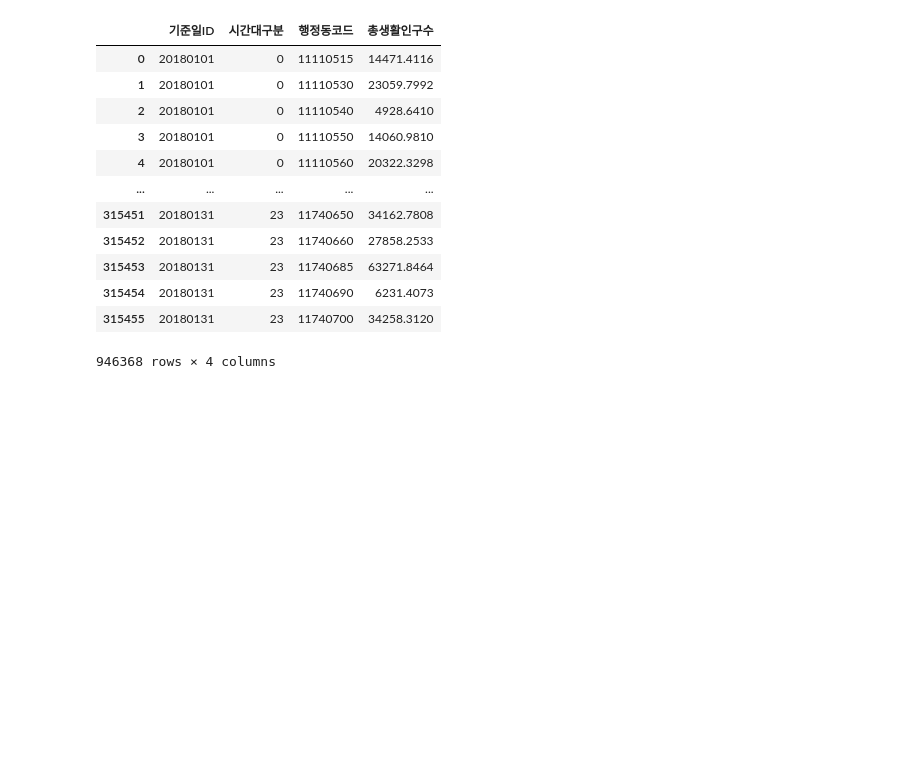
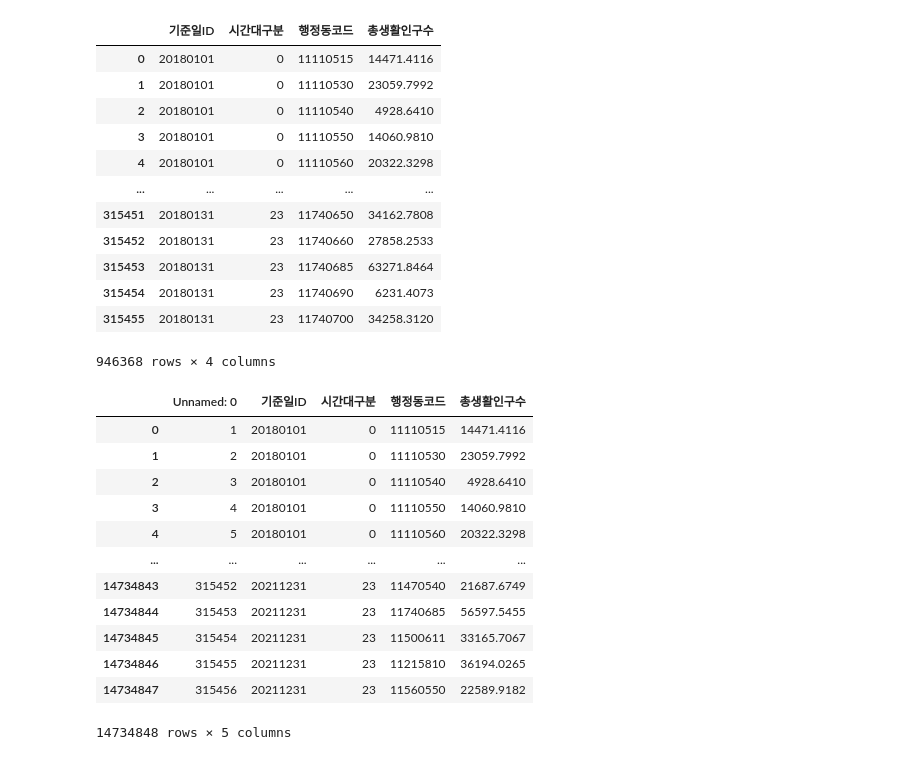
Before and after one commit to dbsrall59/three, a Jupyter notebook: 이규민/test.ipynb, the cells around one changed output. Cells and saved outputs as stored; diff of their text form; code cells hidden in the pictures; blank space fills up the shorter version.

```diff
--- a/이규민/test.ipynb
+++ b/이규민/test.ipynb
@@ -131,3 +131,19 @@ df
 | 315454 | 20180131 | 23 | 11740690 | 6231.4073 |
 | 315455 | 20180131 | 23 | 11740700 | 34258.3120 |
 946368 rows × 4 columns
+# %%
+df = pd.read_csv('C:/Users/bigdata/Downloads/result.csv', sep=',')
+# %% [output]
+|  | Unnamed: 0 | 기준일ID | 시간대구분 | 행정동코드 | 총생활인구수 |
+| 0 | 1 | 20180101 | 0 | 11110515 | 14471.4116 |
+| 1 | 2 | 20180101 | 0 | 11110530 | 23059.7992 |
+| 2 | 3 | 20180101 | 0 | 11110540 | 4928.6410 |
+| 3 | 4 | 20180101 | 0 | 11110550 | 14060.9810 |
+| 4 | 5 | 20180101 | 0 | 11110560 | 20322.3298 |
+| ... | ... | ... | ... | ... | ... |
+| 14734843 | 315452 | 20211231 | 23 | 11470540 | 21687.6749 |
+| 14734844 | 315453 | 20211231 | 23 | 11740685 | 56597.5455 |
+| 14734845 | 315454 | 20211231 | 23 | 11500611 | 33165.7067 |
+| 14734846 | 315455 | 20211231 | 23 | 11215810 | 36194.0265 |
+| 14734847 | 315456 | 20211231 | 23 | 11560550 | 22589.9182 |
+14734848 rows × 5 columns
```
Also changed, not shown: 4 other files.
